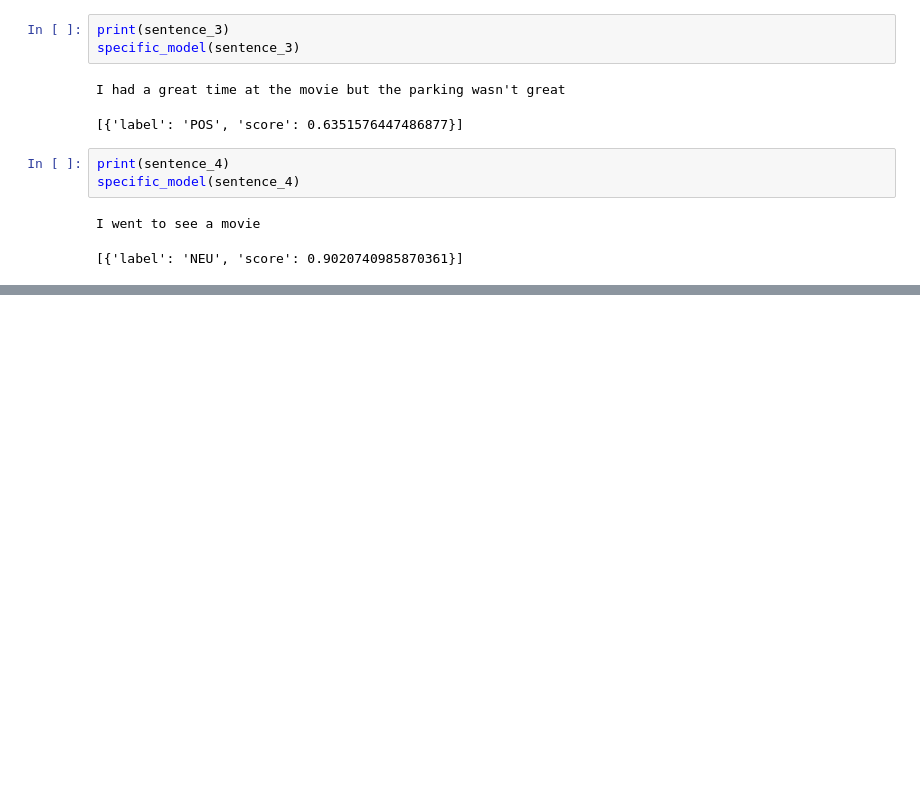
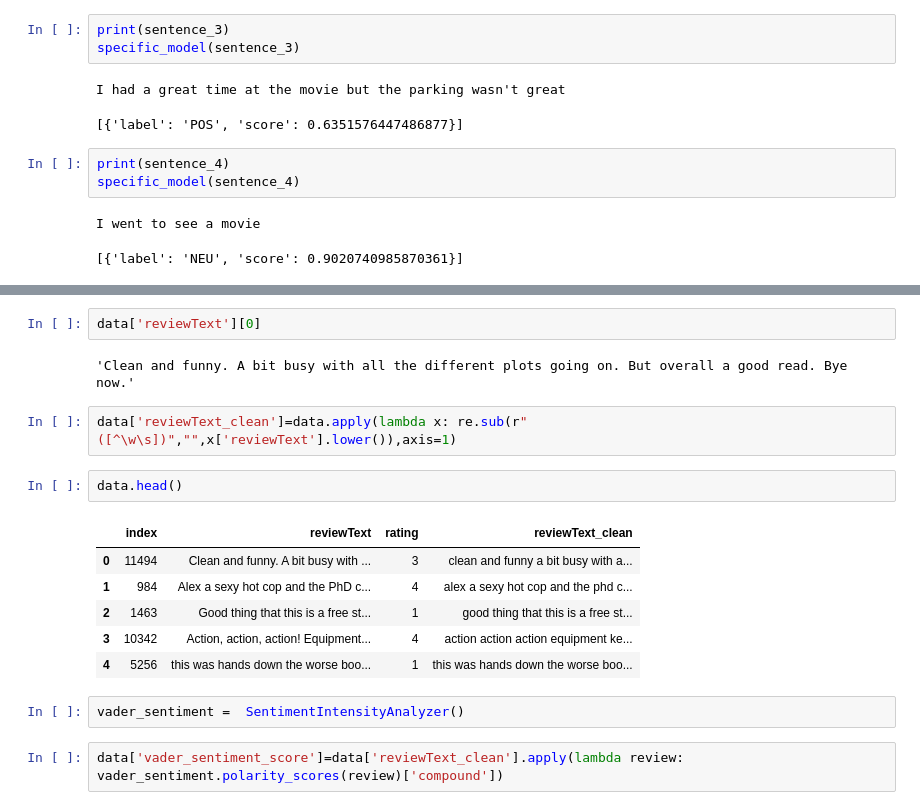
Before and after one commit to RAGISHIVANAND/NATURAL-LANGUAGE-PROCESSING, a Jupyter notebook: Natural_Language_Processing.ipynb, the cells around one changed output, grey strips where cells are left out. Cells and saved outputs as stored; diff of their text form; blank space fills up the shorter version.

```diff
--- a/Natural_Language_Processing.ipynb
+++ b/Natural_Language_Processing.ipynb
@@ -1035,0 +1069,19 @@ I went to see a movie
+# %%
+data['reviewText'][0]
+# %% [output]
+'Clean and funny. A bit busy with all the different plots going on. But overall a good read. Bye now.'
+# %%
+data['reviewText_clean']=data.apply(lambda x: re.sub(r"([^\w\s])","",x['reviewText'].lower()),axis=1)
+# %%
+data.head()
+# %% [output]
+|  | index | reviewText | rating | reviewText_clean |
+| 0 | 11494 | Clean and funny. A bit busy with ... | 3 | clean and funny a bit busy with a... |
+| 1 | 984 | Alex a sexy hot cop and the PhD c... | 4 | alex a sexy hot cop and the phd c... |
+| 2 | 1463 | Good thing that this is a free st... | 1 | good thing that this is a free st... |
+| 3 | 10342 | Action, action, action! Equipment... | 4 | action action action equipment ke... |
+| 4 | 5256 | this was hands down the worse boo... | 1 | this was hands down the worse boo... |
+# %%
+vader_sentiment =  SentimentIntensityAnalyzer()
+# %%
+data['vader_sentiment_score']=data['reviewText_clean'].apply(lambda review: vader_sentiment.polarity_scores(review)['compound'])
```
Also changed, not shown: parts of 13 cells of this notebook.
